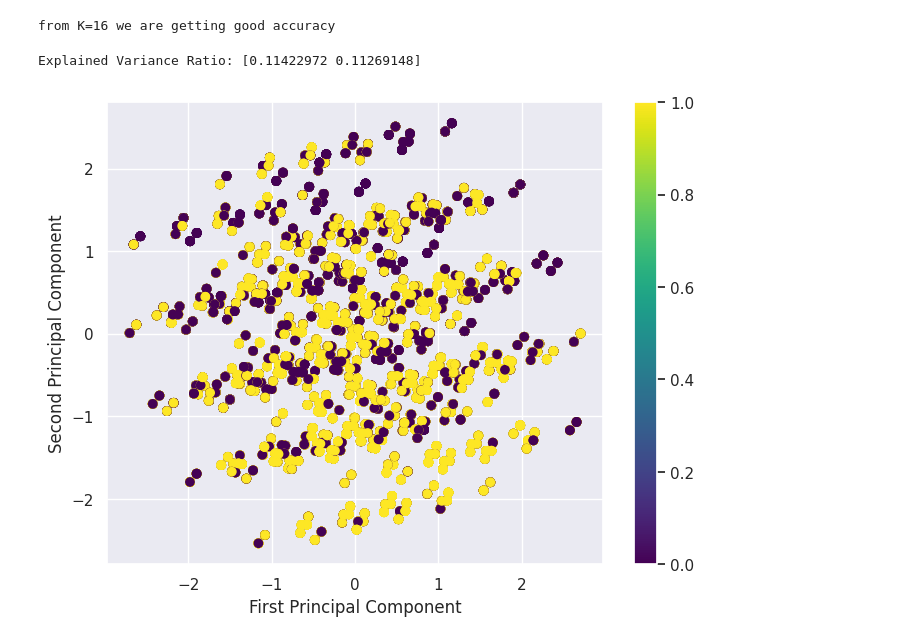
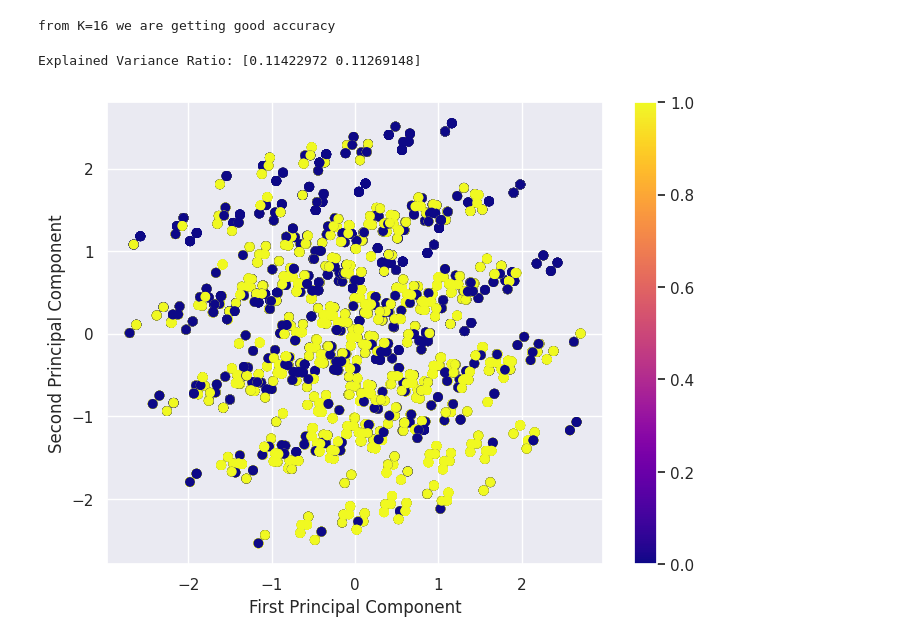
Before and after one commit to LAGISHETTYNANDITHA/2203A52097, a Jupyter notebook: Monkeypox.ipynb, the cells around one changed output. Drawn from its saved outputs; the diff is of its cells as text; code cells hidden in the pictures.

```diff
--- a/Monkeypox.ipynb
+++ b/Monkeypox.ipynb
@@ -308,27 +352,27 @@ from K=16 we are getting good accuracy
 # %%
 import numpy as np
 from sklearn import datasets
 from sklearn.preprocessing import StandardScaler
 from sklearn.decomposition import PCA
 import matplotlib.pyplot as plt
 scaler = StandardScaler()
 X_scaled = scaler.fit_transform(features)
 
 # Apply PCA
 pca = PCA(n_components=2)  # Reduce to 2 principal components for visualization
 X_pca = pca.fit_transform(X_scaled)
 
 # Explained variance ratio
 explained_variance_ratio = pca.explained_variance_ratio_
 
 print(f"Explained Variance Ratio: {explained_variance_ratio}")
 
 plt.figure(figsize=(8, 6))
-plt.scatter(X_pca[:, 0], X_pca[:, 1], c=y, cmap='viridis')
+plt.scatter(X_pca[:, 0], X_pca[:, 1], c=y, cmap='plasma')
 plt.xlabel('First Principal Component')
 plt.ylabel('Second Principal Component')
 plt.colorbar()
 plt.show()
 # %% [output]
 Explained Variance Ratio: [0.11422972 0.11269148]
-[figure, old version]
+[figure, new version]
```
Also changed, not shown: parts of 6 cells of this notebook.
